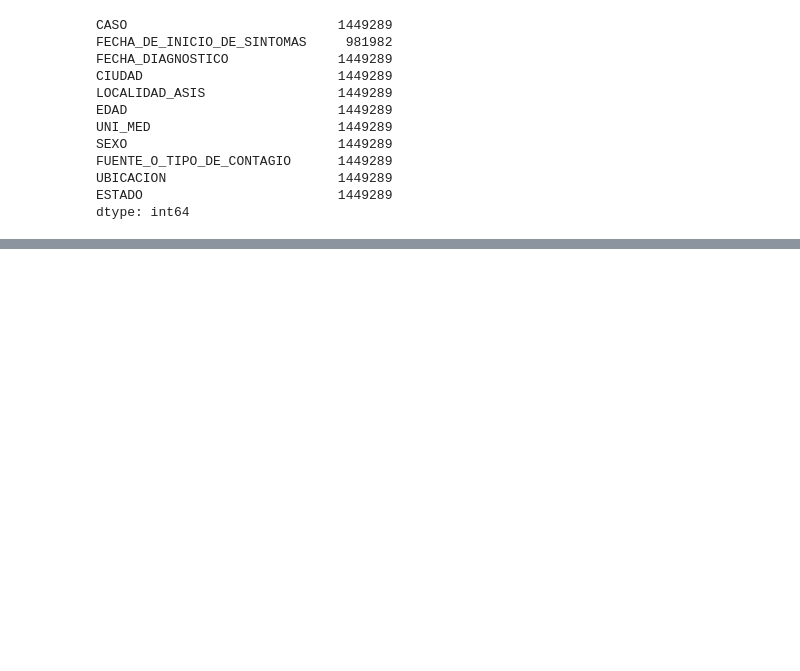
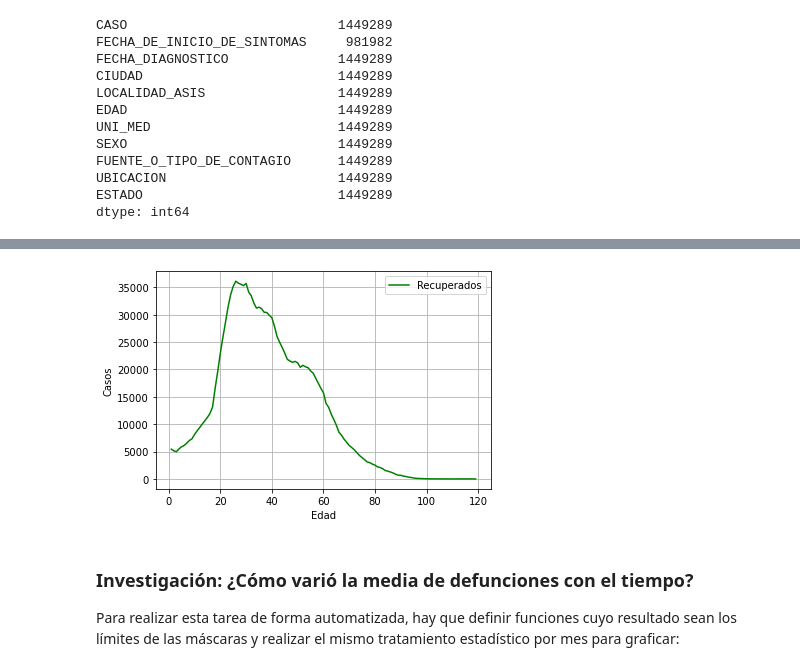
Before and after one commit to Lucas-Nieto-institucional/Notebooks_curso_estadistica, a Jupyter notebook: 02_Bases_de_datos.ipynb, the cells around one changed output, grey strips where cells are left out. Cells and saved outputs as stored; diff of their text form; code cells hidden in the pictures; blank space fills up the shorter version.

Commit message:
Investigación en curso: Variación mensual de la media de defunciones

```diff
--- a/02_Bases_de_datos.ipynb
+++ b/02_Bases_de_datos.ipynb
@@ -46,0 +239,14 @@ dtype: int64
+# %%
+EDAD = pd.crosstab( index = CovidDf['EDAD'], columns = CovidDf['ESTADO'])
+plt.plot(EDAD.Recuperado,c='g',label='Recuperados')
+plt.xlabel('Edad')
+plt.ylabel('Casos')
+plt.legend()
+plt.grid()
+plt.show()
+# %% [output]
+[figure, added]
+# %% [markdown]
+### Investigación: ¿Cómo varió la media de defunciones con el tiempo?
+
+Para realizar esta tarea de forma automatizada, hay que definir funciones cuyo resultado sean los límites de las máscaras y realizar el mismo tratamiento estadístico por mes para graficar:
```
Also changed, not shown: parts of 24 cells of this notebook.
